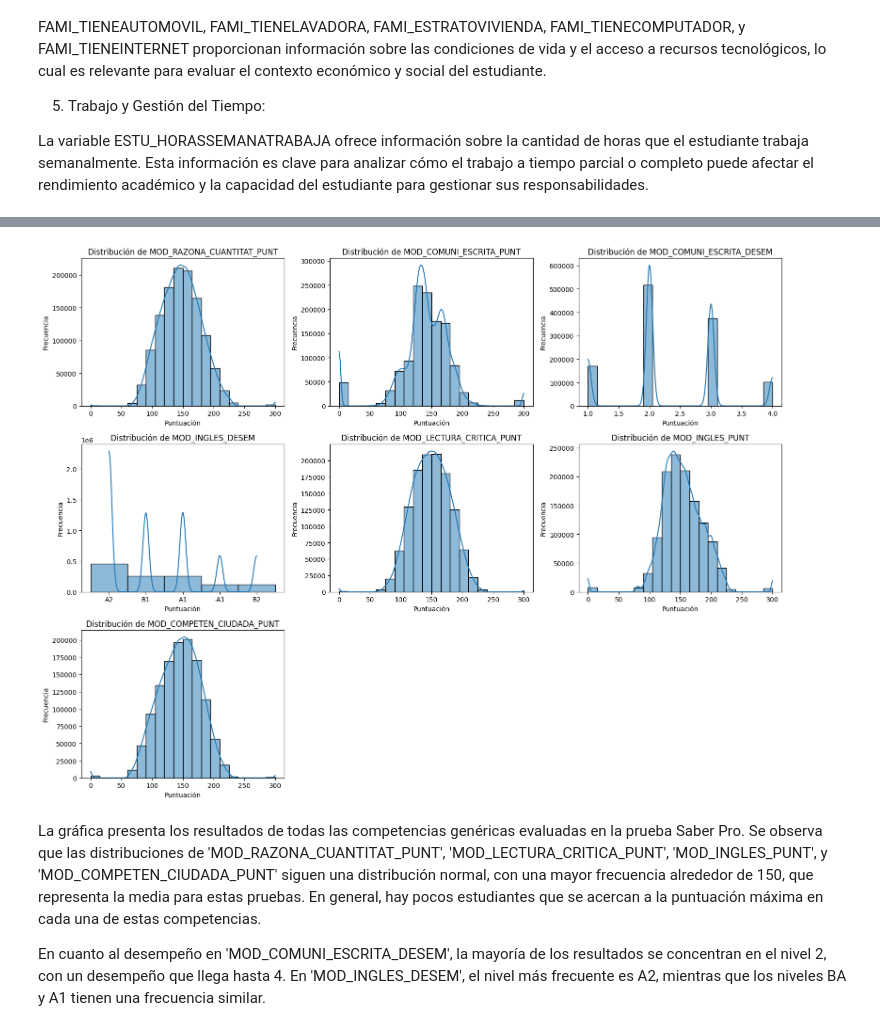
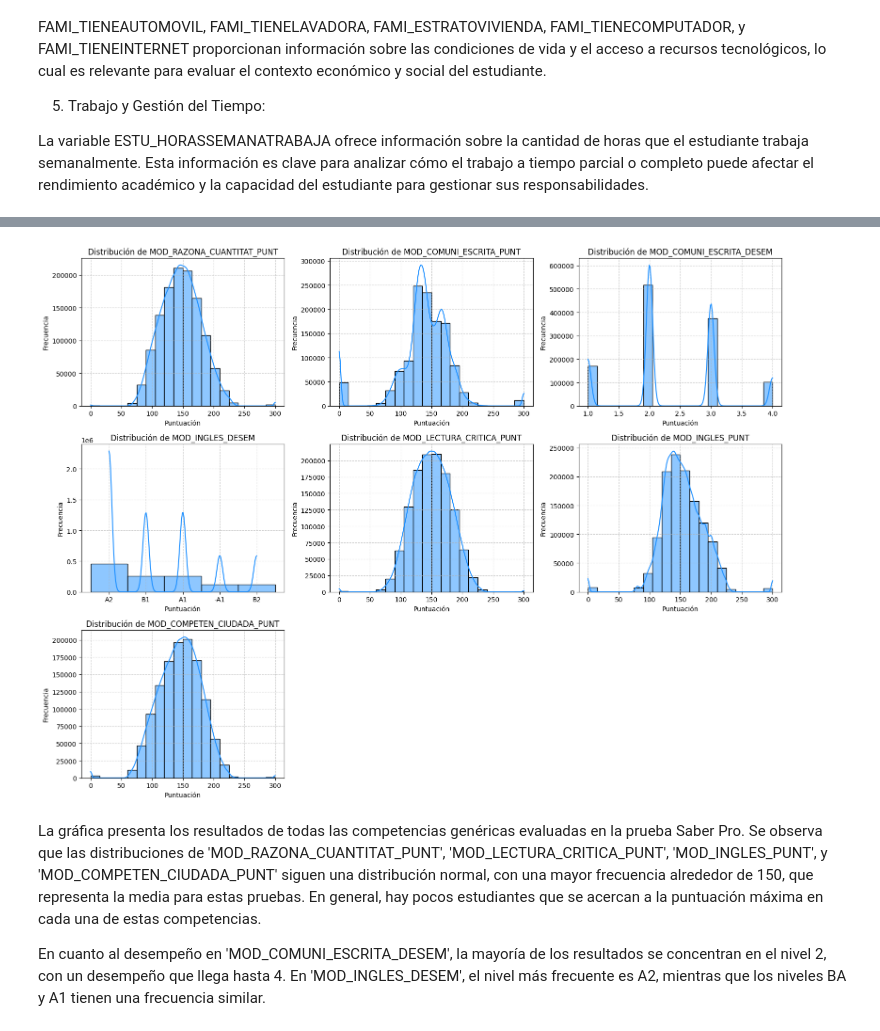
Before and after one commit to andresolanob/actividadesbootcampds, a Jupyter notebook: Entrega_actividad_2.ipynb, the cells around one changed output, grey strips where cells are left out. Drawn from its saved outputs; the diff is of its cells as text; code cells hidden in the pictures.

```diff
--- a/Entrega_actividad_2.ipynb
+++ b/Entrega_actividad_2.ipynb
@@ -23,6 +25,9 @@ file_name
 # %% [markdown]
 # 1. Data Extraction
 # %%
-df=pd.read_csv(path+ '\\' +file_name,sep=",",encoding='utf-8')
+full_path = os.path.join(path,file_name)
+print(full_path)
+#df=pd.read_csv(path+ '\\' +file_name,sep=",",encoding='utf-8')
+df=pd.read_csv(full_path,sep=",",encoding='utf-8', low_memory=True)
 df
 # %% [output]
@@ -125,32 +95,29 @@ Note: you may need to restart the kernel to use updated packages.
 # %%
-import pandas as pd
-import matplotlib.pyplot as plt
-import seaborn as sns
-
 # Lista de variables cuantitativas
 variables_cuantitativas = [
     'MOD_RAZONA_CUANTITAT_PUNT',
     'MOD_COMUNI_ESCRITA_PUNT',
     'MOD_COMUNI_ESCRITA_DESEM',
     'MOD_INGLES_DESEM',
     'MOD_LECTURA_CRITICA_PUNT',
     'MOD_INGLES_PUNT',
     'MOD_COMPETEN_CIUDADA_PUNT'
 ]
 
 plt.figure(figsize=(16, 12))
 
 for i, variable in enumerate(variables_cuantitativas):
     plt.subplot(3, 3, i + 1)
-    sns.histplot(df[variable], bins=20, kde=True)
-    plt.title(f'Distribución de {variable}')
-    plt.xlabel('Puntuación')
-    plt.ylabel('Frecuencia')
+    sns.histplot(df[variable], bins=20, kde=True, color='dodgerblue')
+    plt.title(f'Distribución de {variable}', fontsize=12)
+    plt.xlabel('Puntuación', fontsize=10)
+    plt.ylabel('Frecuencia', fontsize=10)
+    plt.grid(True, linestyle='--', alpha=0.6)
 
 plt.tight_layout()
 plt.show()
 # %% [output]
-[figure, old version]
+[figure, new version]
 # %% [markdown]
 La gráfica presenta los resultados de todas las competencias genéricas evaluadas en la prueba Saber Pro. Se observa que las distribuciones de 'MOD_RAZONA_CUANTITAT_PUNT', 'MOD_LECTURA_CRITICA_PUNT', 'MOD_INGLES_PUNT', y 'MOD_COMPETEN_CIUDADA_PUNT' siguen una distribución normal, con una mayor frecuencia alrededor de 150, que representa la media para estas pruebas. En general, hay pocos estudiantes que se acercan a la puntuación máxima en cada una de estas competencias.
 
```
Also changed, not shown: parts of 9 cells of this notebook.
